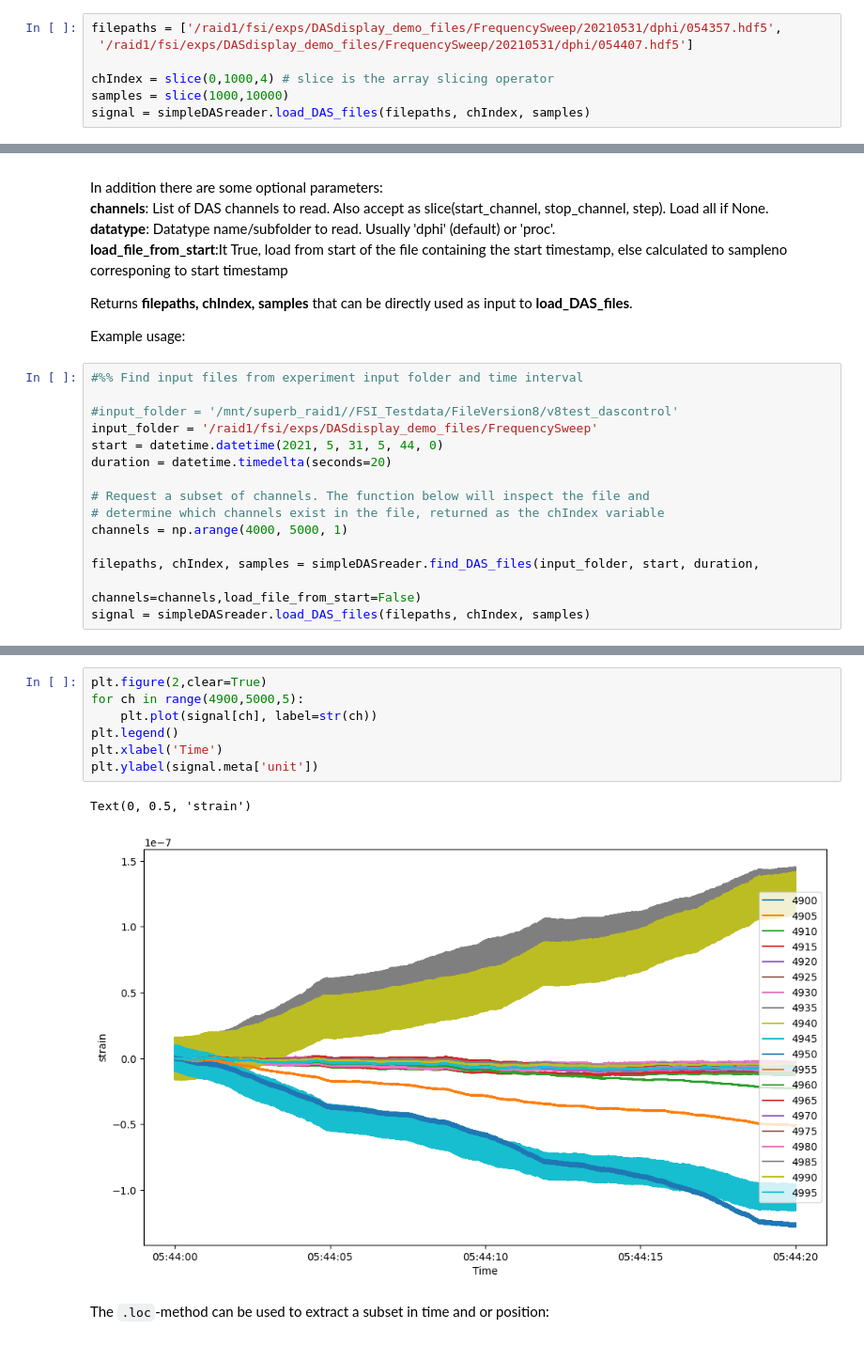
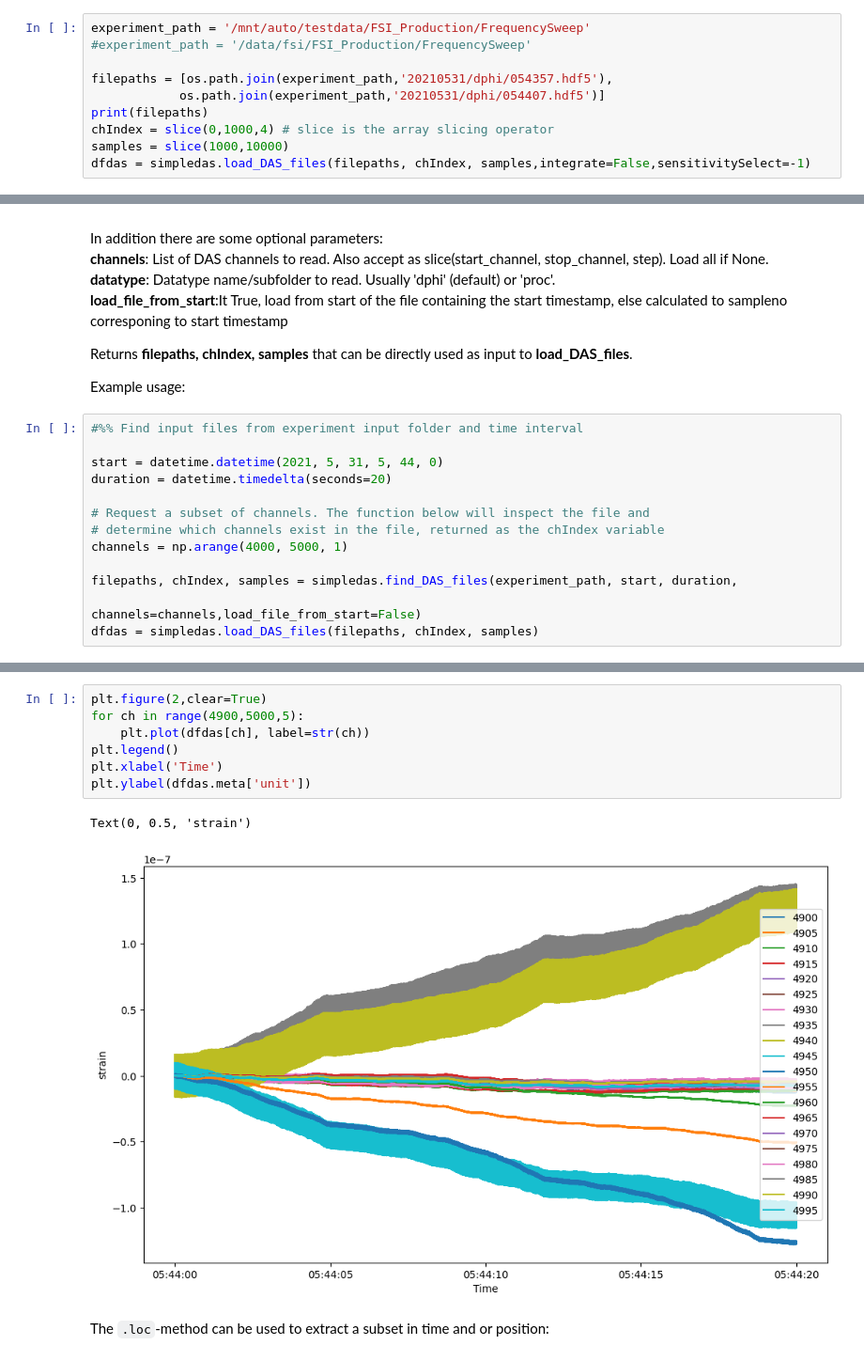
Before and after one commit to ASN-Norway/simpleDAS, a Jupyter notebook: doc/simpleDAS description.ipynb, the cells around one changed output, grey strips where cells are left out. Shown at 94% size. Saved outputs shown, nothing was run; the diff lists cells and outputs as text.

```diff
--- a/doc/simpleDAS description.ipynb
+++ b/doc/simpleDAS description.ipynb
@@ -73,10 +73,13 @@ The function returns a dataframe of type DASDataFrame, which is a pandas datafra
 
 Example usage:
 # %%
-filepaths = ['/raid1/fsi/exps/DASdisplay_demo_files/FrequencySweep/20210531/dphi/054357.hdf5',
- '/raid1/fsi/exps/DASdisplay_demo_files/FrequencySweep/20210531/dphi/054407.hdf5']
+experiment_path = '/mnt/auto/testdata/FSI_Production/FrequencySweep'
+#experiment_path = '/data/fsi/FSI_Production/FrequencySweep'
 
+filepaths = [os.path.join(experiment_path,'20210531/dphi/054357.hdf5'),
+            os.path.join(experiment_path,'20210531/dphi/054407.hdf5')]
+print(filepaths)
 chIndex = slice(0,1000,4) # slice is the array slicing operator
 samples = slice(1000,10000)
-signal = simpleDASreader.load_DAS_files(filepaths, chIndex, samples)
+dfdas = simpledas.load_DAS_files(filepaths, chIndex, samples,integrate=False,sensitivitySelect=-1)
 # %% [output]
@@ -141,8 +206,6 @@ Example usage:
 # %%
 #%% Find input files from experiment input folder and time interval
 
-#input_folder = '/mnt/superb_raid1//FSI_Testdata/FileVersion8/v8test_dascontrol'
-input_folder = '/raid1/fsi/exps/DASdisplay_demo_files/FrequencySweep'
 start = datetime.datetime(2021, 5, 31, 5, 44, 0)
 duration = datetime.timedelta(seconds=20)
 
@@ -150,9 +213,9 @@ duration = datetime.timedelta(seconds=20)
 # determine which channels exist in the file, returned as the chIndex variable
 channels = np.arange(4000, 5000, 1)
 
-filepaths, chIndex, samples = simpleDASreader.find_DAS_files(input_folder, start, duration,
+filepaths, chIndex, samples = simpledas.find_DAS_files(experiment_path, start, duration,
                                                               channels=channels,load_file_from_start=False)
-signal = simpleDASreader.load_DAS_files(filepaths, chIndex, samples)
+dfdas = simpledas.load_DAS_files(filepaths, chIndex, samples)
 # %% [output]
 -- Header info file: 054357.hdf5 --
         Experiment:            Demo
@@ -197,13 +259,13 @@ Plotting a line plots for some channels:
 # %%
 plt.figure(2,clear=True)
 for ch in range(4900,5000,5):
-    plt.plot(signal[ch], label=str(ch))
+    plt.plot(dfdas[ch], label=str(ch))
 plt.legend()
 plt.xlabel('Time')
-plt.ylabel(signal.meta['unit'])
+plt.ylabel(dfdas.meta['unit'])
 # %% [output]
 Text(0, 0.5, 'strain')
-[figure, old version]
+[figure, new version]
 # %% [markdown]
 The `.loc`-method can be used to extract a subset in time and or position:
 # %%
```
Also changed, not shown: parts of 29 cells of this notebook, 11 other files.
